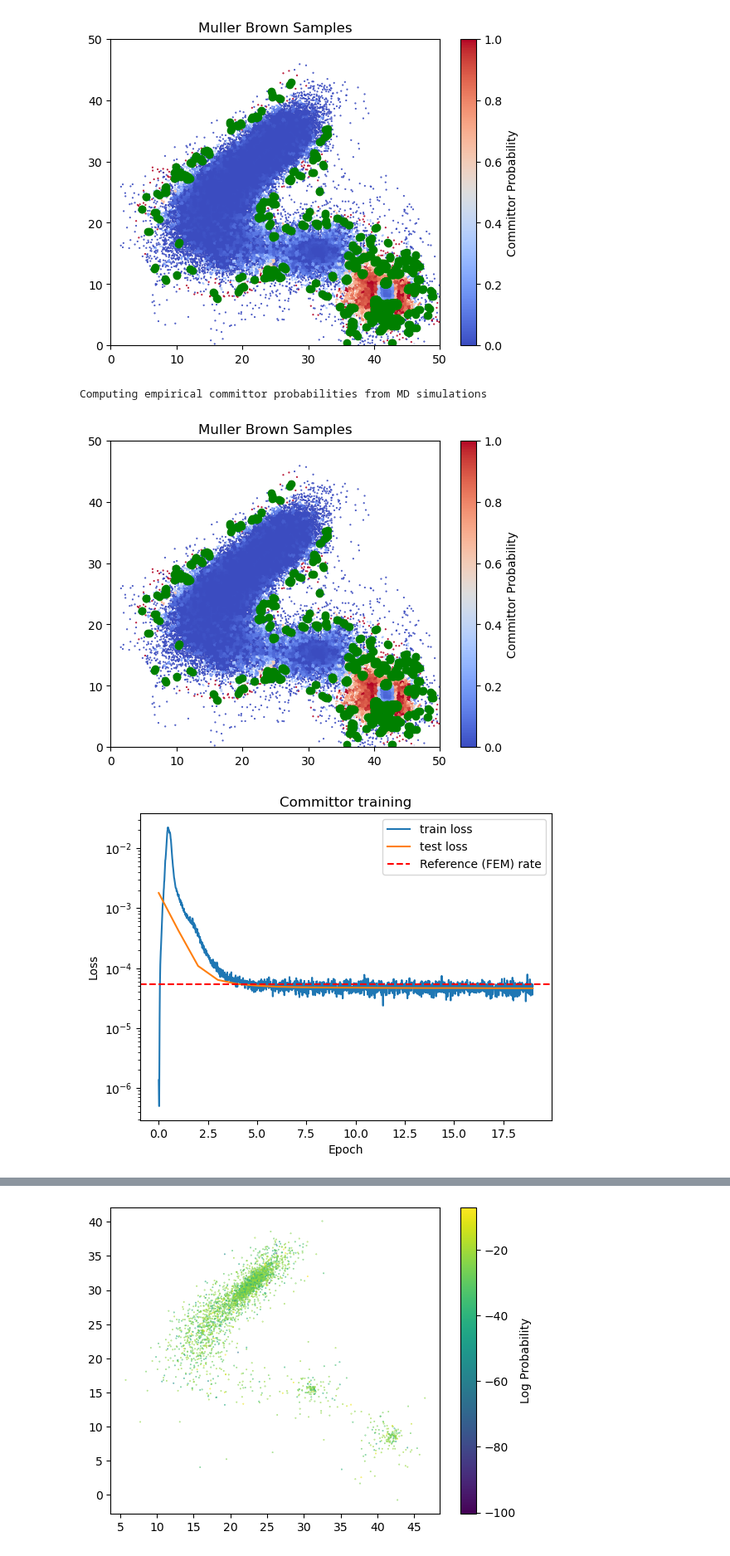
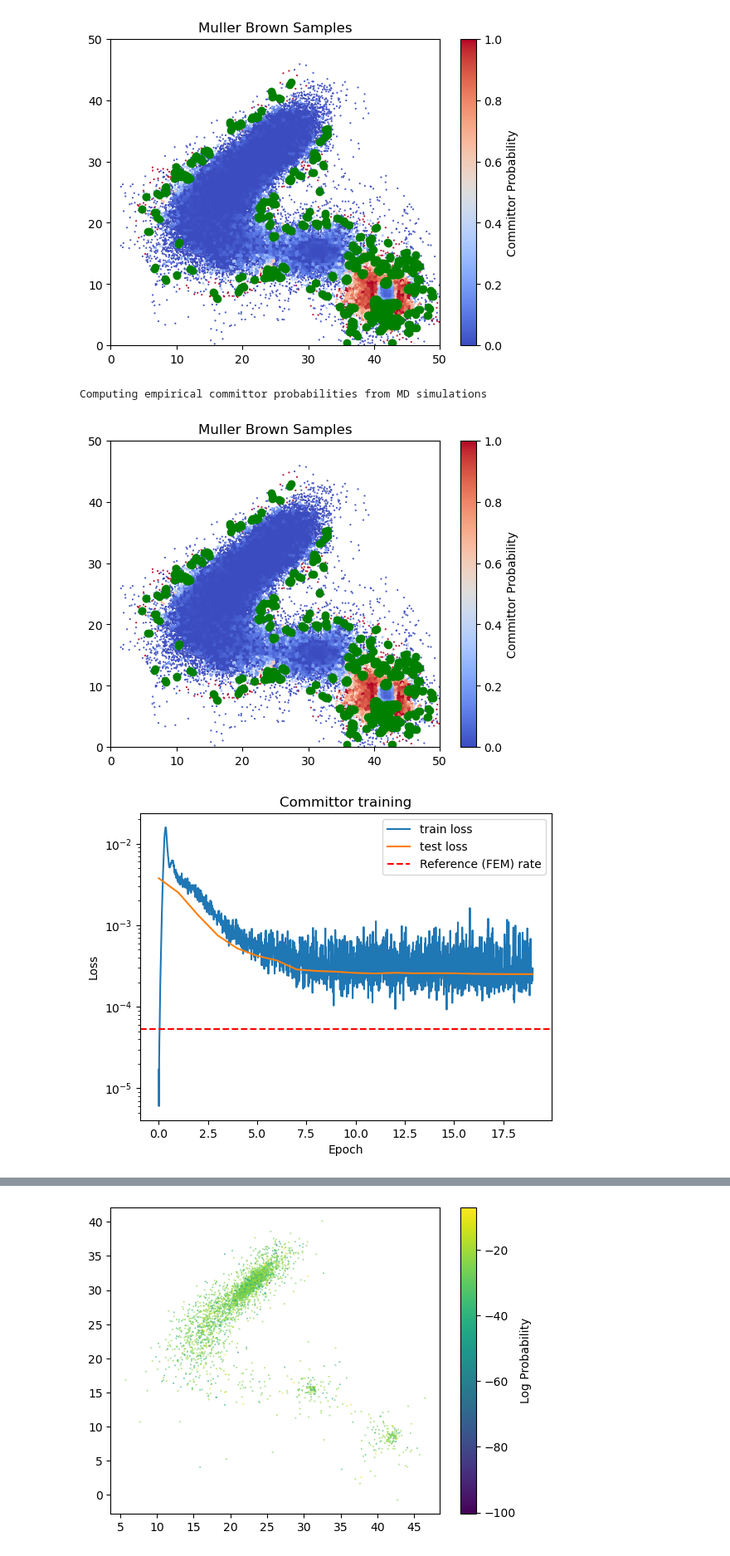
Before and after one commit to michael-psenka/OM-TPS, a Jupyter notebook: train_committor_mb.ipynb, the cells around one changed output, grey strips where cells are left out. Shown at 83% size. Saved outputs shown, nothing was run; the diff lists cells and outputs as text; code cells hidden in the pictures.

```diff
--- a/train_committor_mb.ipynb
+++ b/train_committor_mb.ipynb
@@ -21,5 +17,5 @@ KeyboardInterrupt:
 # %%
-device = torch.device(torch.cuda.current_device() if torch.cuda.is_available() else "cpu")
+device = torch.device("cuda:0")
 
 
 def plot_samples(samples: np.ndarray, committor_probs: np.ndarray, plot_transition = True, title: str = "Muller Brown Samples") -> None:
@@ -348,16 +344,16 @@ gt_traj_keep = gt_traj[idxs]
 cluster_assignments_keep = cluster_assignments.reshape(-1)[idxs]
 
 # Option 1: Compute importance-sampling weights from the Muller-Brown potential (assumes we have access to the true potential - best results)
-energies = calculator.get_energy(gt_traj_keep)
-min_energy = energies.min()
-reweighting_factors_keep = torch.exp(-(energies - min_energy) / 1) # (units.kB * 700)) # set k_BT = 1
+# energies = calculator.get_energy(gt_traj_keep)
+# min_energy = energies.min()
+# reweighting_factors_keep = torch.exp(-(energies - min_energy) / 1) # (units.kB * 700)) # set k_BT = 1
 
 # Option 2: Compute importance-sampling weights from likelihood estimate of the generative model (doesn't work well right now)
 # log_probs = torch.load("mb_log_probs.pt")
 # reweighting_factors_keep = torch.exp(log_probs)
 
 # Option 3: Use the reweighting factors computed from the master equation (good compromise, decent results)
-# reweighting_factors_keep = reweighting_factors[cluster_assignments_keep]
+reweighting_factors_keep = reweighting_factors[cluster_assignments_keep]
 
 start_mask_keep = start_indicator.reshape(-1, 1)[idxs]
 end_mask_keep = end_indicator.reshape(-1, 1)[idxs]
@@ -450,34 +446,34 @@ for e in tqdm(range(n_epochs)):
         # if transition_mask.sum() > 0:
 
         batch_weights = weights[transition_mask]
         batch_weights = batch_weights / batch_weights.sum()
         grad_loss = (batch_weights * grad_prob.square().sum(-1, keepdim = True)[transition_mask]).sum()
         if start.sum() > 0:
             start_boundary_loss = (pred_prob**2)[start].mean()
         if start.sum() > 0:
             end_boundary_loss = ((1 - pred_prob)**2)[end].mean()
 
         sl_loss = (pred_prob - prob).square().mean()
 
         loss = sl_loss_coeff*sl_loss + start_loss_coeff*start_boundary_loss + end_loss_coeff*end_boundary_loss + grad_loss_coeff*grad_loss
 
         tls.append(grad_loss.detach().unsqueeze(-1))
 
     test_loss = torch.cat(tls).sum(0) / len(tls)
     test_losses.append(test_loss.unsqueeze(-1))
 
 
 train_losses = torch.cat(train_losses).cpu().numpy()
 test_losses = torch.cat(test_losses).cpu().numpy()
 
 plot_losses(train_losses, test_losses, "Committor training", reference_rate=5.38e-05)
 
 # Save the model
 torch.save(committor_model, f"mb-committor-model.pt")
 # %% [output]
 Computing empirical committor probabilities from MD simulations
 [figure]
-[figure, old version]
+[figure, new version]
 # %%
 from scipy.spatial import cKDTree
 
```
Also changed, not shown: parts of 4 cells of this notebook.
